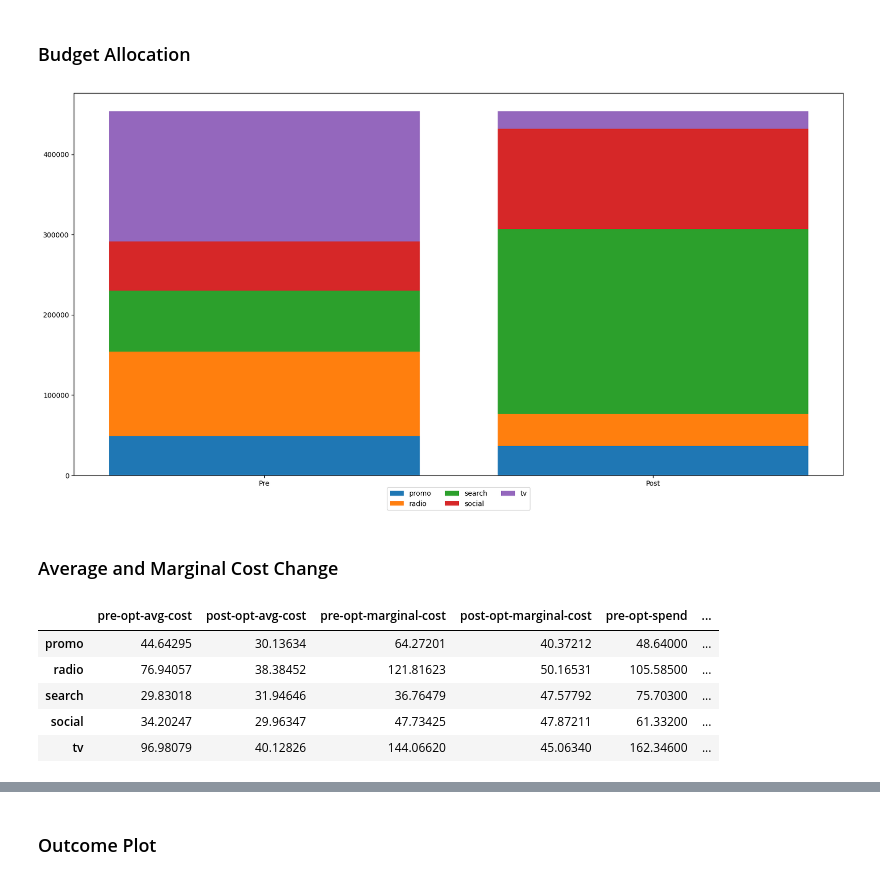
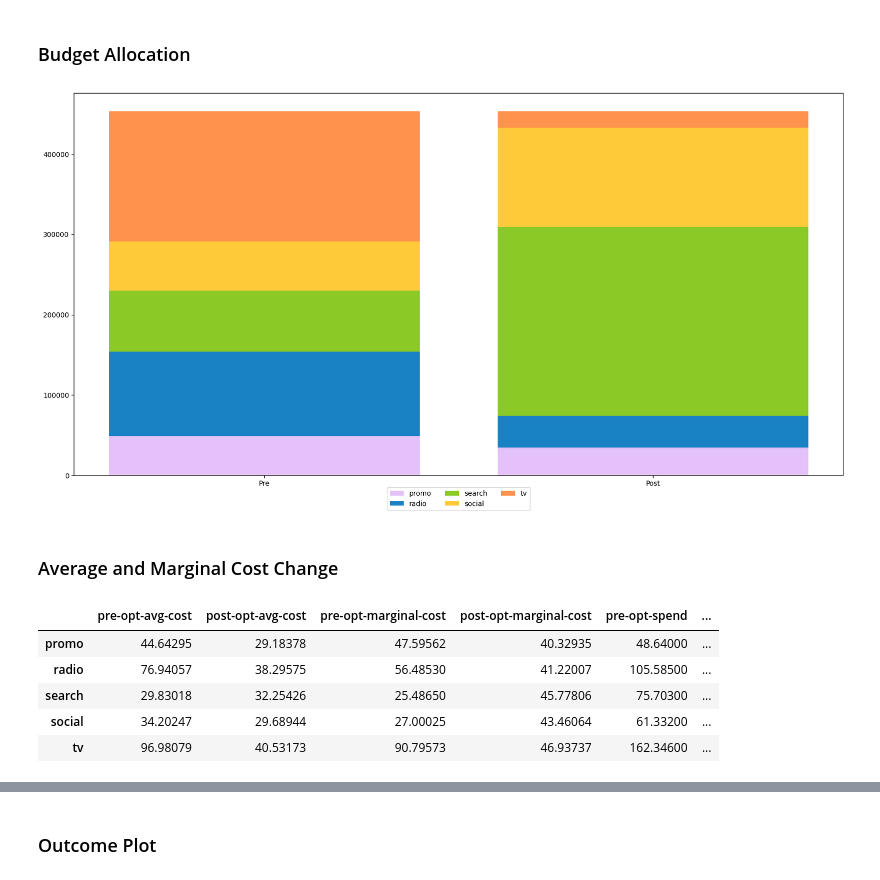
Before and after one commit to edwinnglabs/karpiu, a Jupyter notebook: docs/examples/target_max.ipynb, the cells around one changed output, grey strips where cells are left out. Cells and saved outputs as stored; diff of their text form; code cells hidden in the pictures.

```diff
--- a/docs/examples/target_max.ipynb
+++ b/docs/examples/target_max.ipynb
@@ -78,22 +60,22 @@ Total Budget: 453606
 # %%
 init_total_spend = np.sum(init_spend_matrix, 0)
 optim_total_spend = np.sum(optim_spend_matrix, 0)
 plot_data = np.vstack([init_total_spend, optim_total_spend])
 plot_data.shape
 
 fig, ax = plt.subplots(1, 1, figsize=(20, 10))
 bottom = 0.0
 for idx, label in enumerate(optim_channels):
-    ax.bar(x=["Pre", "Post"], height=plot_data[:, idx], bottom=bottom, label=label)
+    ax.bar(x=["Pre", "Post"], height=plot_data[:, idx], bottom=bottom, label=label, color=ColorConstants.RAINBOW_SIX[idx])
     bottom += plot_data[:, idx]
 # ax.set_title("Spend Allocation Pre vs. Post Optimization")
 ax.legend(
     loc="lower center",
     bbox_to_anchor=(0.5, -0.10),
     ncol=math.ceil(len(optim_channels) / 2),
 );
 # %% [output]
-[figure, old version]
+[figure, new version]
 # %% [markdown]
 ### Average and Marginal Cost Change
 # %%
@@ -106,12 +88,13 @@ cost_report = generate_cost_report(
     end=budget_end,
     pre_spend_df=df,
     post_spend_df=optim_spend_df,
+    method='additive',
 )
 cost_report
 # %% [output]
 |  | pre-opt-avg-cost | post-opt-avg-cost | pre-opt-marginal-cost | post-opt-marginal-cost | pre-opt-spend | ... |
-| promo | 44.64295 | 30.13634 | 64.27201 | 40.37212 | 48.64000 | ... |
-| radio | 76.94057 | 38.38452 | 121.81623 | 50.16531 | 105.58500 | ... |
-| search | 29.83018 | 31.94646 | 36.76479 | 47.57792 | 75.70300 | ... |
-| social | 34.20247 | 29.96347 | 47.73425 | 47.87211 | 61.33200 | ... |
-| tv | 96.98079 | 40.12826 | 144.06620 | 45.06340 | 162.34600 | ... |
+| promo | 44.64295 | 29.18378 | 47.59562 | 40.32935 | 48.64000 | ... |
+| radio | 76.94057 | 38.29575 | 56.48530 | 41.22007 | 105.58500 | ... |
+| search | 29.83018 | 32.25426 | 25.48650 | 45.77806 | 75.70300 | ... |
+| social | 34.20247 | 29.68944 | 27.00025 | 43.46064 | 61.33200 | ... |
+| tv | 96.98079 | 40.53173 | 90.79573 | 46.93737 | 162.34600 | ... |
```
Also changed, not shown: parts of 6 cells of this notebook, 4 other files.
